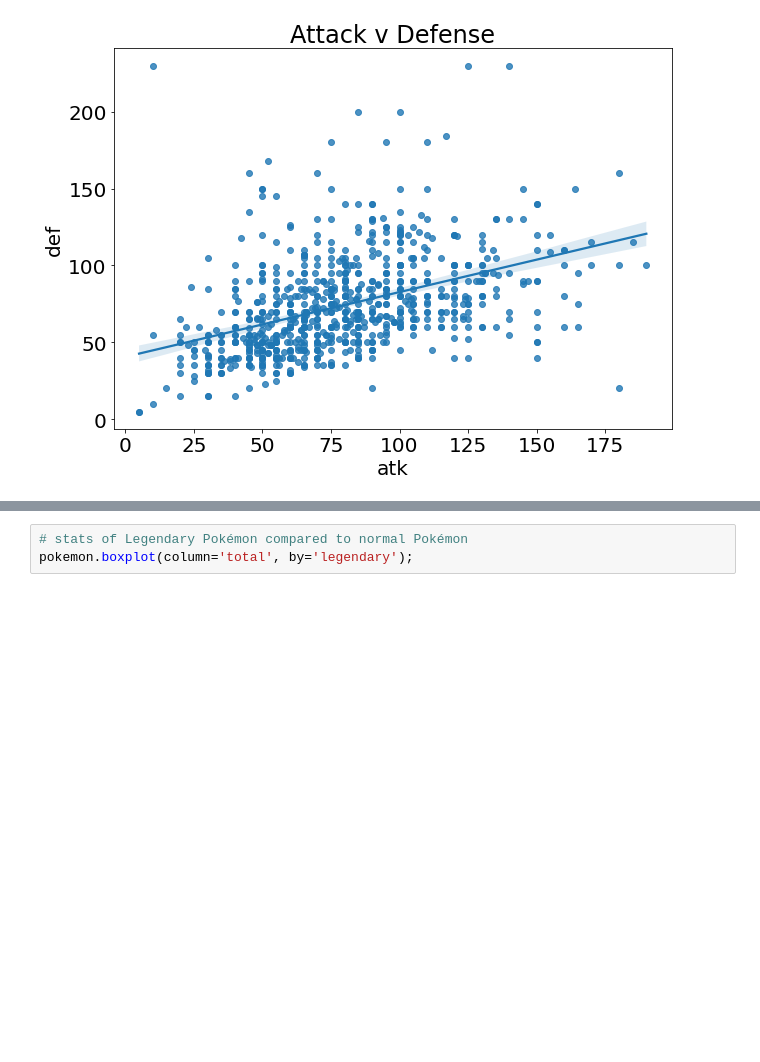
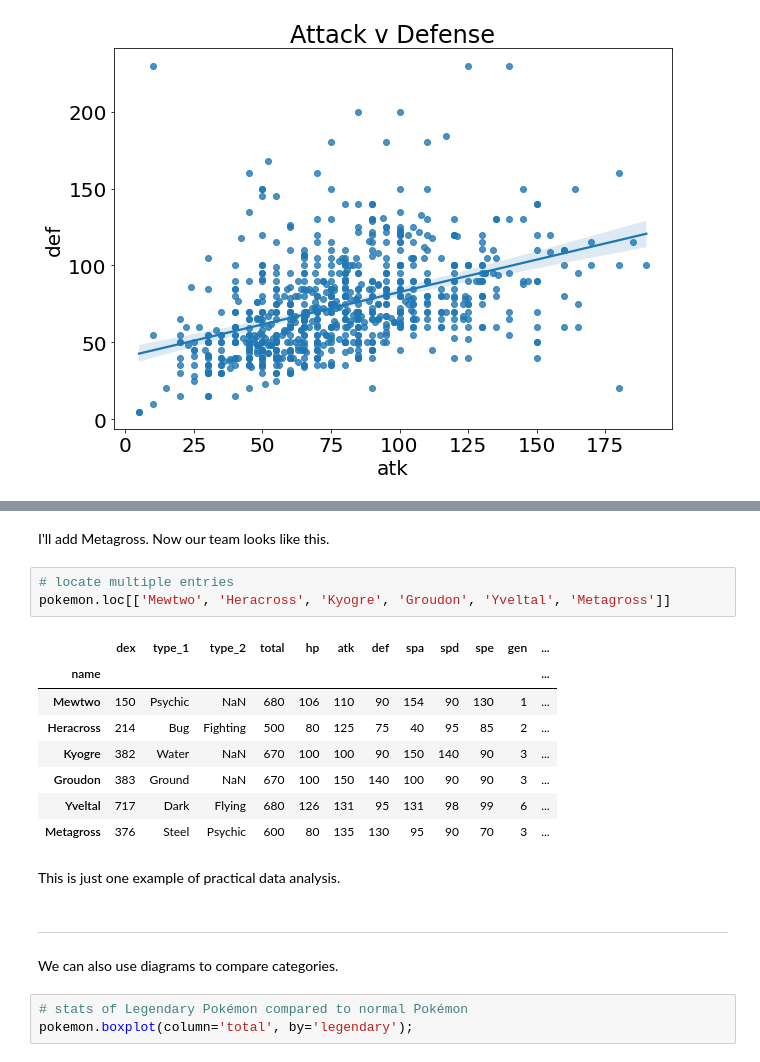
Before and after one commit to TurnipGuy30/Jupyter, a Jupyter notebook: Assignment/Data Analysis.ipynb, the cells around one changed output, grey strips where cells are left out. Saved outputs shown, nothing was run; the diff lists cells and outputs as text; blank space fills up the shorter version.

```diff
--- a/Assignment/Data Analysis.ipynb
+++ b/Assignment/Data Analysis.ipynb
@@ -171,3 +257,23 @@ plt.title('Attack v Defense');
+# %% [markdown]
+I'll add Metagross. Now our team looks like this.
+# %%
+# locate multiple entries
+pokemon.loc[['Mewtwo', 'Heracross', 'Kyogre', 'Groudon', 'Yveltal', 'Metagross']]
+# %% [output]
+|  | dex | type_1 | type_2 | total | hp | atk | def | spa | spd | spe | gen | ... |
+| name |  |  |  |  |  |  |  |  |  |  |  | ... |
+| Mewtwo | 150 | Psychic | NaN | 680 | 106 | 110 | 90 | 154 | 90 | 130 | 1 | ... |
+| Heracross | 214 | Bug | Fighting | 500 | 80 | 125 | 75 | 40 | 95 | 85 | 2 | ... |
+| Kyogre | 382 | Water | NaN | 670 | 100 | 100 | 90 | 150 | 140 | 90 | 3 | ... |
+| Groudon | 383 | Ground | NaN | 670 | 100 | 150 | 140 | 100 | 90 | 90 | 3 | ... |
+| Yveltal | 717 | Dark | Flying | 680 | 126 | 131 | 95 | 131 | 98 | 99 | 6 | ... |
+| Metagross | 376 | Steel | Psychic | 600 | 80 | 135 | 130 | 95 | 90 | 70 | 3 | ... |
+# %% [markdown]
+This is just one example of practical data analysis.
+# %% [markdown]
+---
+
+We can also use diagrams to compare categories.
 # %%
 # stats of Legendary Pokémon compared to normal Pokémon
 pokemon.boxplot(column='total', by='legendary');
```
Also changed, not shown: parts of 18 cells of this notebook, 3 other files.
